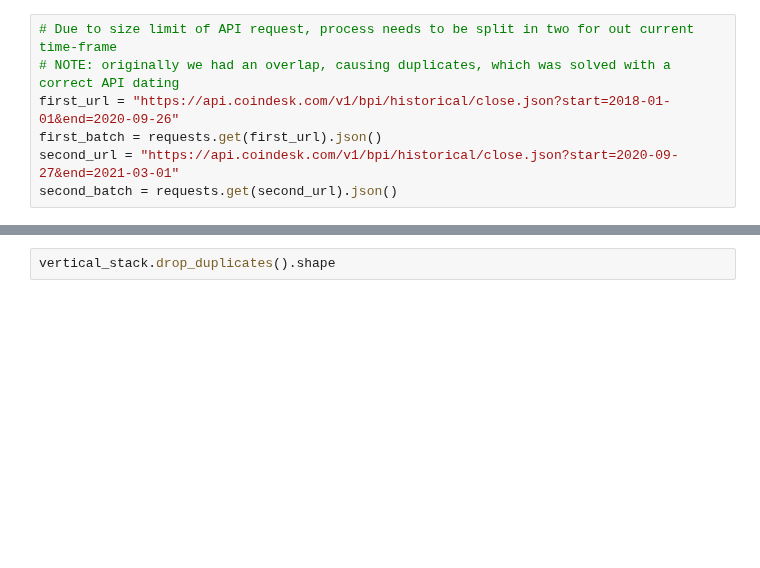
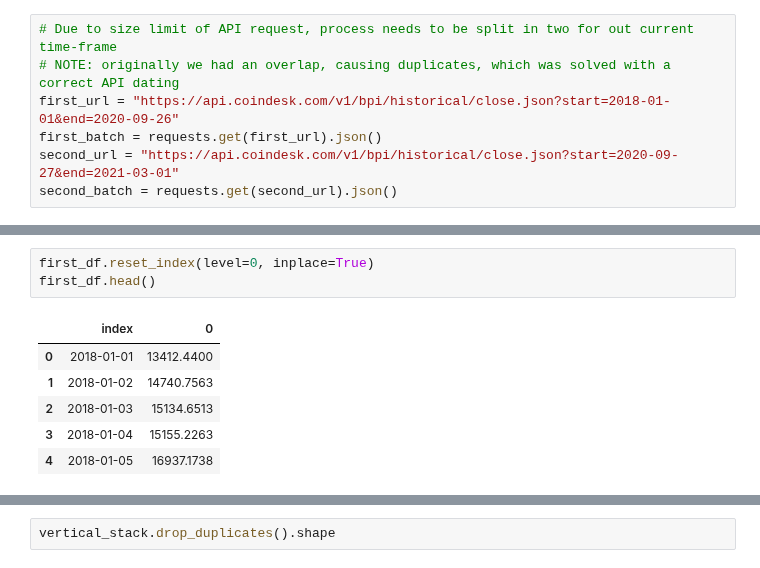
Before and after one commit to Dmunozig/crypto_sentiment, a Jupyter notebook: notebooks/Data_Exploration_Clean.ipynb, the cells around one changed output, grey strips where cells are left out. Saved outputs shown, nothing was run; the diff lists cells and outputs as text; blank space fills up the shorter version.

```diff
--- a/notebooks/Data_Exploration_Clean.ipynb
+++ b/notebooks/Data_Exploration_Clean.ipynb
@@ -40,0 +47,10 @@ vertical_stack.shape
+# %%
+first_df.reset_index(level=0, inplace=True)
+first_df.head()
+# %% [output]
+|  | index | 0 |
+| 0 | 2018-01-01 | 13412.4400 |
+| 1 | 2018-01-02 | 14740.7563 |
+| 2 | 2018-01-03 | 15134.6513 |
+| 3 | 2018-01-04 | 15155.2263 |
+| 4 | 2018-01-05 | 16937.1738 |
```
Also changed, not shown: parts of 3 cells of this notebook, 2 other files.
